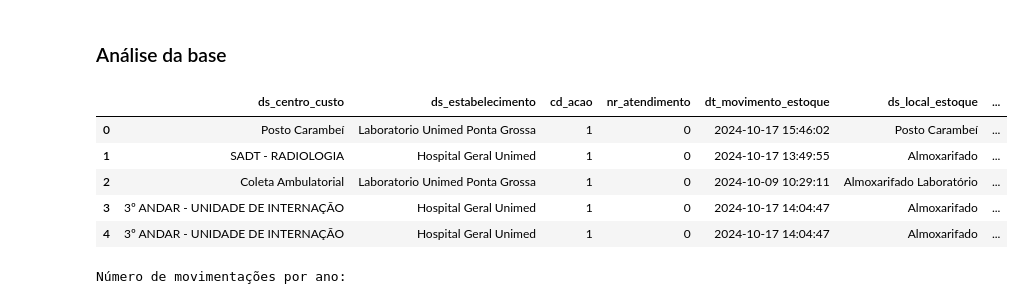
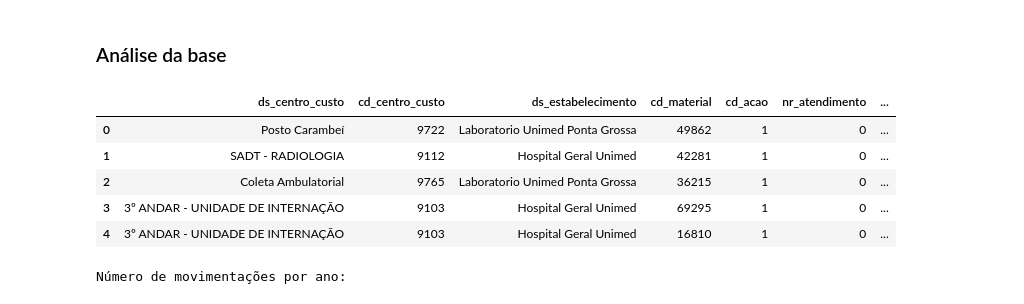
Before and after one commit to pedrofurmam/projeto-ciencia-de-dados, a Jupyter notebook: Projeto - Ciência de Dados Desafio.ipynb, the cells around one changed output. Cells and saved outputs as stored; diff of their text form; code cells hidden in the pictures.

```diff
--- a/Projeto - Ciência de Dados Desafio.ipynb
+++ b/Projeto - Ciência de Dados Desafio.ipynb
@@ -319,6 +278,12 @@ itens['dt_cadastramento'] = pd.to_datetime(itens['dt_cadastramento'], errors='co
 colunas_categoricas2 = ['ds_material_hospital','ds_classe_material', 'ds_subgrupo_material','ds_grupo_material', 'ds_unidade_medida_compra', 'ds_unidade_medida_estoque', 'ds_unidade_medida_consumo']
 for coluna in colunas_categoricas2:
     itens[coluna] = itens[coluna].astype('category')
+
+# alterando domínio das colunas numéricas para integer
+colunas_numericas2 = ['cd_unidade_medida_compra', 'cd_unidade_medida_estoque', 'cd_unidade_medida_consumo']
+for coluna in colunas_numericas2:
+    itens[coluna] = pd.to_numeric(itens[coluna], errors='coerce').fillna(0).astype('int64')
+
 itens.info()
 # %% [output]
 <class 'pandas.core.frame.DataFrame'>
@@ -423,4 +435,4 @@ print(f"Número de linhas duplicadas: {duplicadas2}")
 Número de linhas duplicadas: 0
 # %%
 # Excluir linhas duplicadas base movimentações
-novo_movimentacoes = movimentacoes.drop_duplicates(keep='first')
+movimentacoes = movimentacoes.drop_duplicates(keep='first')
@@ -506,7 +522,3 @@ display(diferencas_valores[['vl_movimento_2', 'vl_estoque']].head(5))
 ### Também iremos desconsiderar vl_moviemento2 por trazer  as mesmas informações (de acordo com o que foi infrmado na sprint)
 
 ### Já eliminamos a coluna nr_lote_contabil por ser uma coluna com apenas valores nulos como visto nas células acima
-# %%
-# removendo colunas desnecessárias base movimentações
-movimentacoes = movimentacoes.drop(['cd_centro_custo', 'cd_local_estoque', 'cd_material', 'cd_operacao', 'vl_movimento_2'], axis=1)
-movimentacoes.info()
@@ -567,7 +561,3 @@ display(diferencas_valores4[['ds_unidade_medida_estoque', 'ds_unidade_medida_con
 ### Seleção prévia de colunas da base itens:
 ### Pela análise prévia da base iremos desconsiderar as colunas cd_classe_material, cd_subgrupo_material, cd_grupo_material, cd_unidade_medida_compra, cd_unidade_medida_estoque, cd_unidade_medida_consumo por serem colunas que representam a mesma informação em formato de código
 ### Também será desconsiderado a coluna id_material_hospital pois a mesma informação está na coluna id_item
-# %%
-# removendo colunas desnecessárias base itens
-itens = itens.drop(['cd_classe_material', 'cd_subgrupo_material', 'cd_grupo_material', 'cd_unidade_medida_compra', 'cd_unidade_medida_estoque', 'cd_unidade_medida_consumo', 'id_material_hospital'], axis=1)
-itens.info()
@@ -857,17 +828,19 @@ Name: count, dtype: int64
 # %%
 # Realizar o merge das bases movimentacoes e itens
 # Usamos um merge left para manter todas as movimentações e adicionar as informações dos itens correspondentes
 df_merged = pd.merge(movimentacoes, itens, on='id_item', how='left')
 
+df_merged.to_csv('data/movimentacoes_itens.csv', index=False)
+
 # Exibir as primeiras linhas e informações do dataframe mesclado para verificar o resultado
 display(df_merged.head())
 # %% [output]
-|  | ds_centro_custo | ds_estabelecimento | cd_acao | nr_atendimento | dt_movimento_estoque | ds_local_estoque | ... |
-| 0 | Posto Carambeí | Laboratorio Unimed Ponta Grossa | 1 | 0 | 2024-10-17 15:46:02 | Posto Carambeí | ... |
-| 1 | SADT - RADIOLOGIA | Hospital Geral Unimed | 1 | 0 | 2024-10-17 13:49:55 | Almoxarifado | ... |
-| 2 | Coleta Ambulatorial | Laboratorio Unimed Ponta Grossa | 1 | 0 | 2024-10-09 10:29:11 | Almoxarifado Laboratório | ... |
-| 3 | 3º ANDAR - UNIDADE DE INTERNAÇÃO | Hospital Geral Unimed | 1 | 0 | 2024-10-17 14:04:47 | Almoxarifado | ... |
-| 4 | 3º ANDAR - UNIDADE DE INTERNAÇÃO | Hospital Geral Unimed | 1 | 0 | 2024-10-17 14:04:47 | Almoxarifado | ... |
+|  | ds_centro_custo | cd_centro_custo | ds_estabelecimento | cd_material | cd_acao | nr_atendimento | ... |
+| 0 | Posto Carambeí | 9722 | Laboratorio Unimed Ponta Grossa | 49862 | 1 | 0 | ... |
+| 1 | SADT - RADIOLOGIA | 9112 | Hospital Geral Unimed | 42281 | 1 | 0 | ... |
+| 2 | Coleta Ambulatorial | 9765 | Laboratorio Unimed Ponta Grossa | 36215 | 1 | 0 | ... |
+| 3 | 3º ANDAR - UNIDADE DE INTERNAÇÃO | 9103 | Hospital Geral Unimed | 69295 | 1 | 0 | ... |
+| 4 | 3º ANDAR - UNIDADE DE INTERNAÇÃO | 9103 | Hospital Geral Unimed | 16810 | 1 | 0 | ... |
 # %%
 #verificar numero de movimentações por ano
 
```
Also changed, not shown: parts of 20 cells of this notebook.
